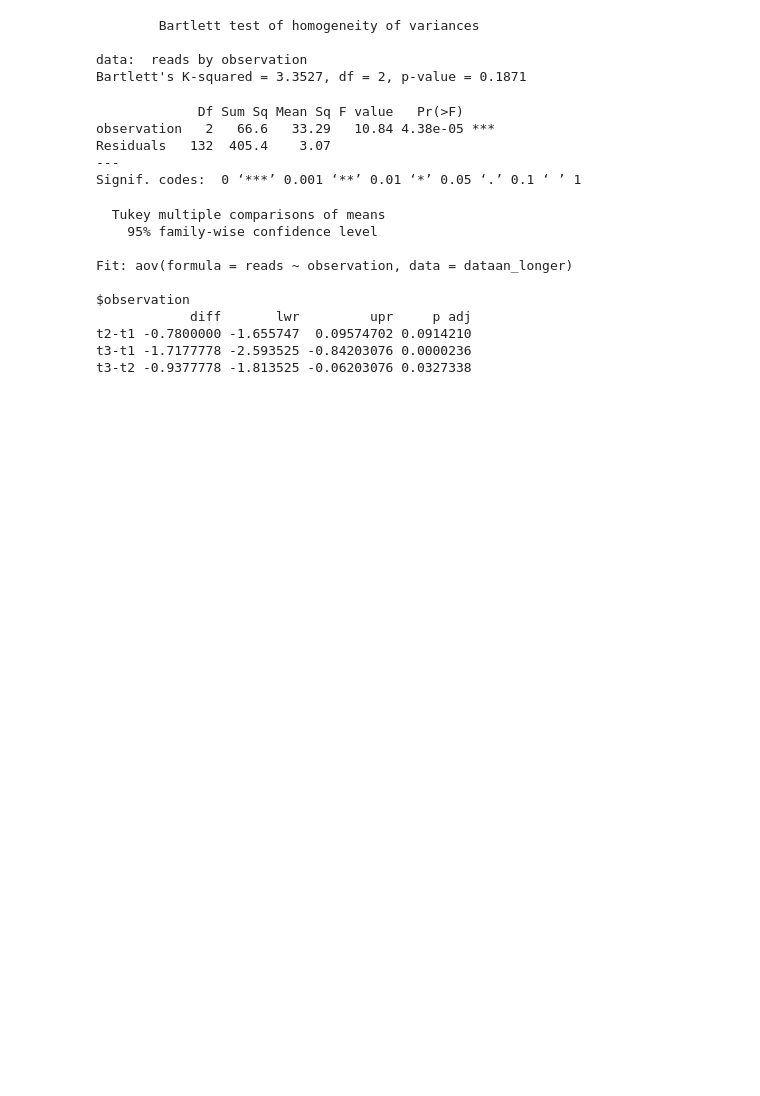
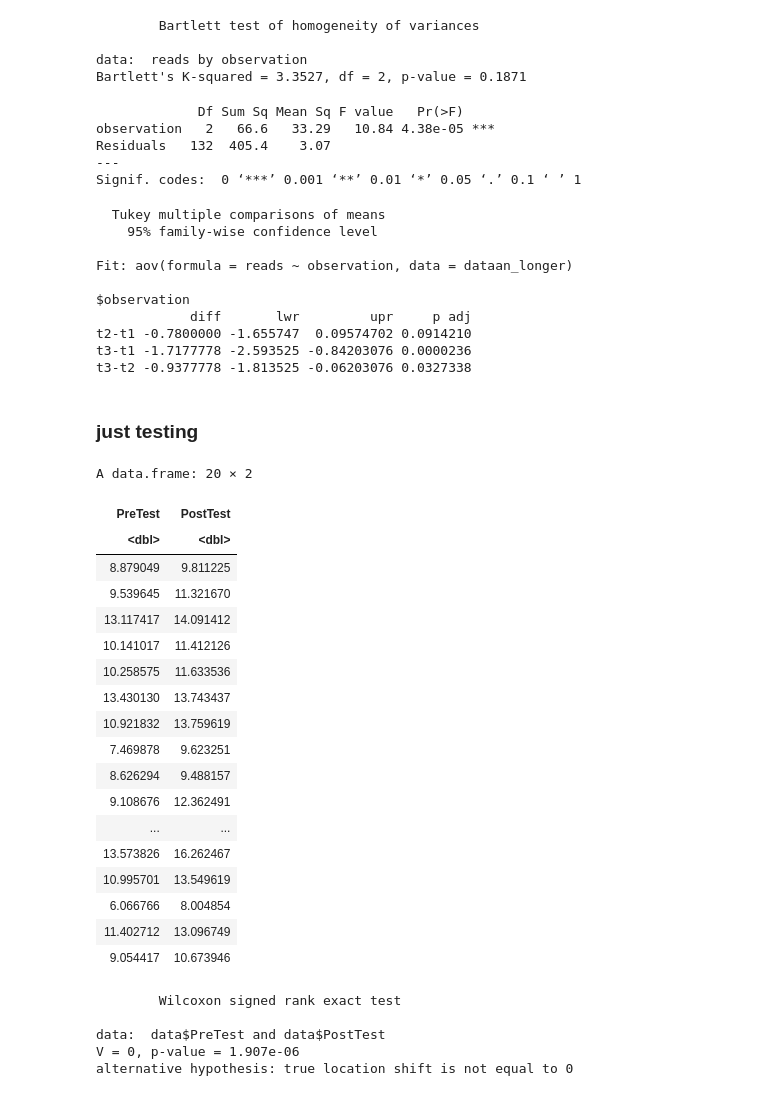
Before and after one commit to arunmhh/codeforytv, a Jupyter notebook: anovainR.ipynb, the cells around one changed output. Drawn from its saved outputs; the diff is of its cells as text; code cells hidden in the pictures; blank space fills up the shorter version.

```diff
--- a/anovainR.ipynb
+++ b/anovainR.ipynb
@@ -108,3 +108,47 @@ t3-t1 -1.7177778 -2.593525 -0.84203076 0.0000236
 t3-t2 -0.9377778 -1.813525 -0.06203076 0.0327338
 # %%
 write.csv(dataan_longer, "anxity.csv")
+# %% [markdown]
+### just testing ####
+# %%
+# Set seed for reproducibility
+set.seed(123)
+
+# Generate sample data
+pre_test <- rnorm(20, mean = 10, sd = 2)
+post_test <- pre_test + rnorm(20, mean = 2, sd = 1)
+
+# Create a data frame
+data <- data.frame(PreTest = pre_test, PostTest = post_test)
+
+
+data
+# %% [output]
+A data.frame: 20 × 2
+| PreTest | PostTest |
+| <dbl> | <dbl> |
+| 8.879049 | 9.811225 |
+| 9.539645 | 11.321670 |
+| 13.117417 | 14.091412 |
+| 10.141017 | 11.412126 |
+| 10.258575 | 11.633536 |
+| 13.430130 | 13.743437 |
+| 10.921832 | 13.759619 |
+| 7.469878 | 9.623251 |
+| 8.626294 | 9.488157 |
+| 9.108676 | 12.362491 |
+| ... | ... |
+| 13.573826 | 16.262467 |
+| 10.995701 | 13.549619 |
+| 6.066766 | 8.004854 |
+| 11.402712 | 13.096749 |
+| 9.054417 | 10.673946 |
+# %%
+# Perform Wilcoxon Signed Rank Test
+wilcox.test(data$PreTest, data$PostTest, paired = TRUE)
+# %% [output]
+        Wilcoxon signed rank exact test
+
+data:  data$PreTest and data$PostTest
+V = 0, p-value = 1.907e-06
+alternative hypothesis: true location shift is not equal to 0
```
Also changed, not shown: parts of 5 cells of this notebook, 11 other files.
